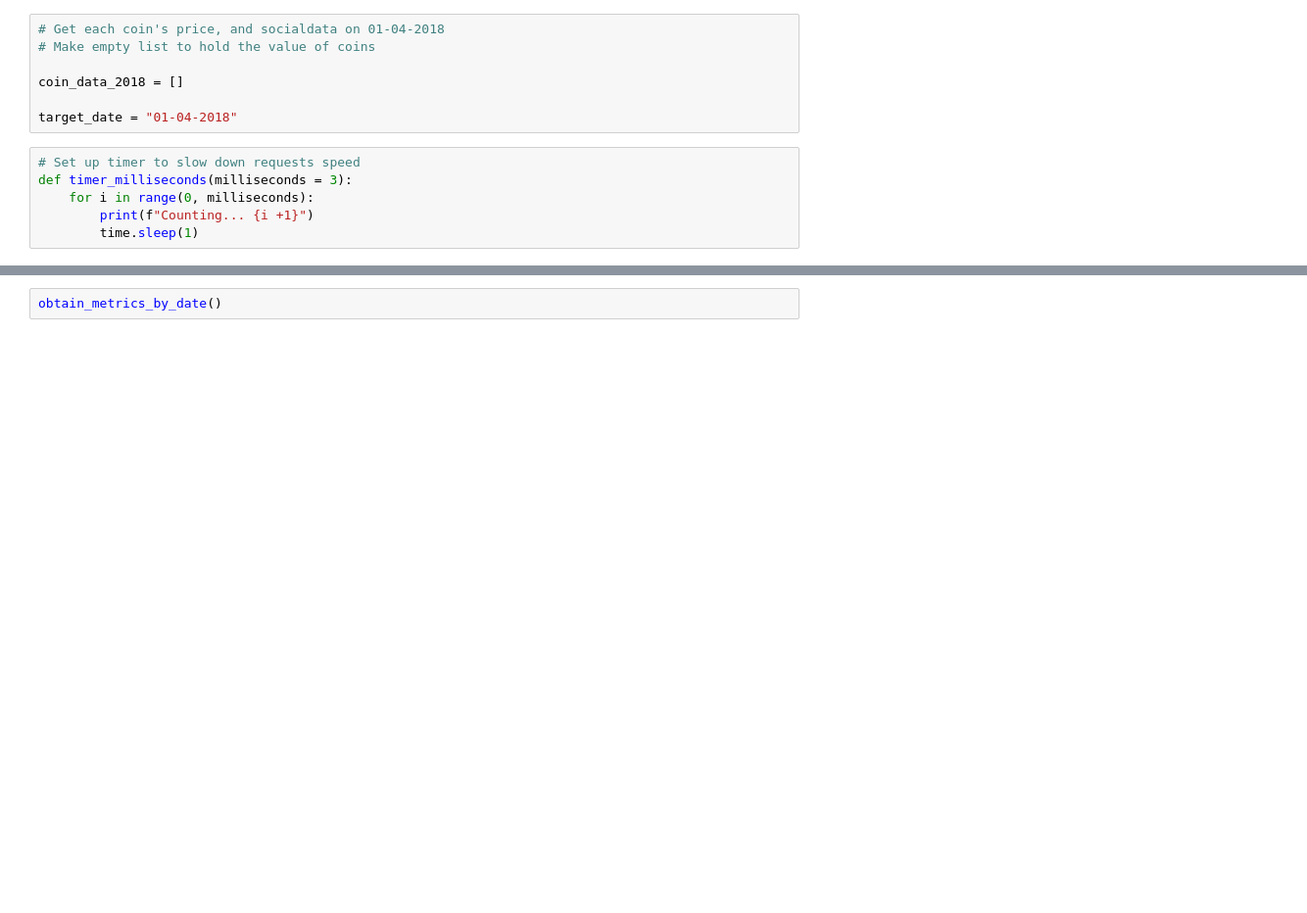
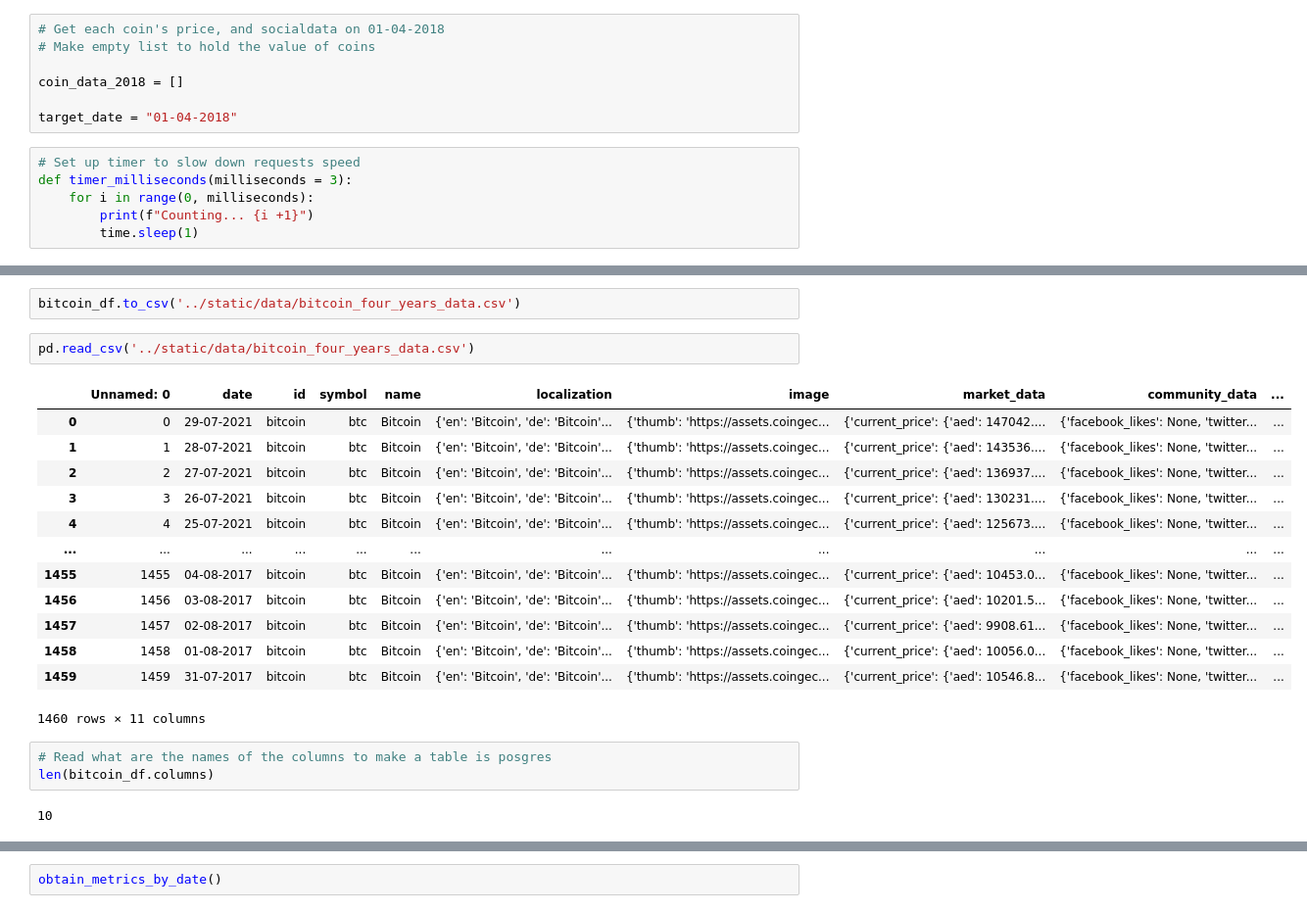
Before and after one commit to DataJohann/cryptocurrencies, a Jupyter notebook: crypto/data_extraction/data_extraction_app.ipynb, the cells around one changed output, grey strips where cells are left out. Shown at 98% size. Drawn from its saved outputs; the diff is of its cells as text; blank space fills up the shorter version.

Commit message:
unpacked data from last 4 years

```diff
--- a/crypto/data_extraction/data_extraction_app.ipynb
+++ b/crypto/data_extraction/data_extraction_app.ipynb
@@ -101,3 +252,26 @@ response_json['market_data']['market_cap']['usd']
+# %%
+bitcoin_df.to_csv('../static/data/bitcoin_four_years_data.csv')
+# %%
+pd.read_csv('../static/data/bitcoin_four_years_data.csv')
+# %% [output]
+|  | Unnamed: 0 | date | id | symbol | name | localization | image | market_data | community_data | ... |
+| 0 | 0 | 29-07-2021 | bitcoin | btc | Bitcoin | {'en': 'Bitcoin', 'de': 'Bitcoin'... | {'thumb': 'https://assets.coingec... | {'current_price': {'aed': 147042.... | {'facebook_likes': None, 'twitter... | ... |
+| 1 | 1 | 28-07-2021 | bitcoin | btc | Bitcoin | {'en': 'Bitcoin', 'de': 'Bitcoin'... | {'thumb': 'https://assets.coingec... | {'current_price': {'aed': 143536.... | {'facebook_likes': None, 'twitter... | ... |
+| 2 | 2 | 27-07-2021 | bitcoin | btc | Bitcoin | {'en': 'Bitcoin', 'de': 'Bitcoin'... | {'thumb': 'https://assets.coingec... | {'current_price': {'aed': 136937.... | {'facebook_likes': None, 'twitter... | ... |
+| 3 | 3 | 26-07-2021 | bitcoin | btc | Bitcoin | {'en': 'Bitcoin', 'de': 'Bitcoin'... | {'thumb': 'https://assets.coingec... | {'current_price': {'aed': 130231.... | {'facebook_likes': None, 'twitter... | ... |
+| 4 | 4 | 25-07-2021 | bitcoin | btc | Bitcoin | {'en': 'Bitcoin', 'de': 'Bitcoin'... | {'thumb': 'https://assets.coingec... | {'current_price': {'aed': 125673.... | {'facebook_likes': None, 'twitter... | ... |
+| ... | ... | ... | ... | ... | ... | ... | ... | ... | ... | ... |
+| 1455 | 1455 | 04-08-2017 | bitcoin | btc | Bitcoin | {'en': 'Bitcoin', 'de': 'Bitcoin'... | {'thumb': 'https://assets.coingec... | {'current_price': {'aed': 10453.0... | {'facebook_likes': None, 'twitter... | ... |
+| 1456 | 1456 | 03-08-2017 | bitcoin | btc | Bitcoin | {'en': 'Bitcoin', 'de': 'Bitcoin'... | {'thumb': 'https://assets.coingec... | {'current_price': {'aed': 10201.5... | {'facebook_likes': None, 'twitter... | ... |
+| 1457 | 1457 | 02-08-2017 | bitcoin | btc | Bitcoin | {'en': 'Bitcoin', 'de': 'Bitcoin'... | {'thumb': 'https://assets.coingec... | {'current_price': {'aed': 9908.61... | {'facebook_likes': None, 'twitter... | ... |
+| 1458 | 1458 | 01-08-2017 | bitcoin | btc | Bitcoin | {'en': 'Bitcoin', 'de': 'Bitcoin'... | {'thumb': 'https://assets.coingec... | {'current_price': {'aed': 10056.0... | {'facebook_likes': None, 'twitter... | ... |
+| 1459 | 1459 | 31-07-2017 | bitcoin | btc | Bitcoin | {'en': 'Bitcoin', 'de': 'Bitcoin'... | {'thumb': 'https://assets.coingec... | {'current_price': {'aed': 10546.8... | {'facebook_likes': None, 'twitter... | ... |
+1460 rows × 11 columns
+# %%
+# Read what are the names of the columns to make a table is posgres
+len(bitcoin_df.columns)
+# %% [output]
+10
 # %%
 # Make function to perform request based on specific data, use dataframe above's id to search that specific coin
 def obtain_metrics_by_date (target_df = crypto_df, target_list = coin_data_2018, date='01-04-2018'):
```
Also changed, not shown: parts of 14 cells of this notebook, 10 other files.
